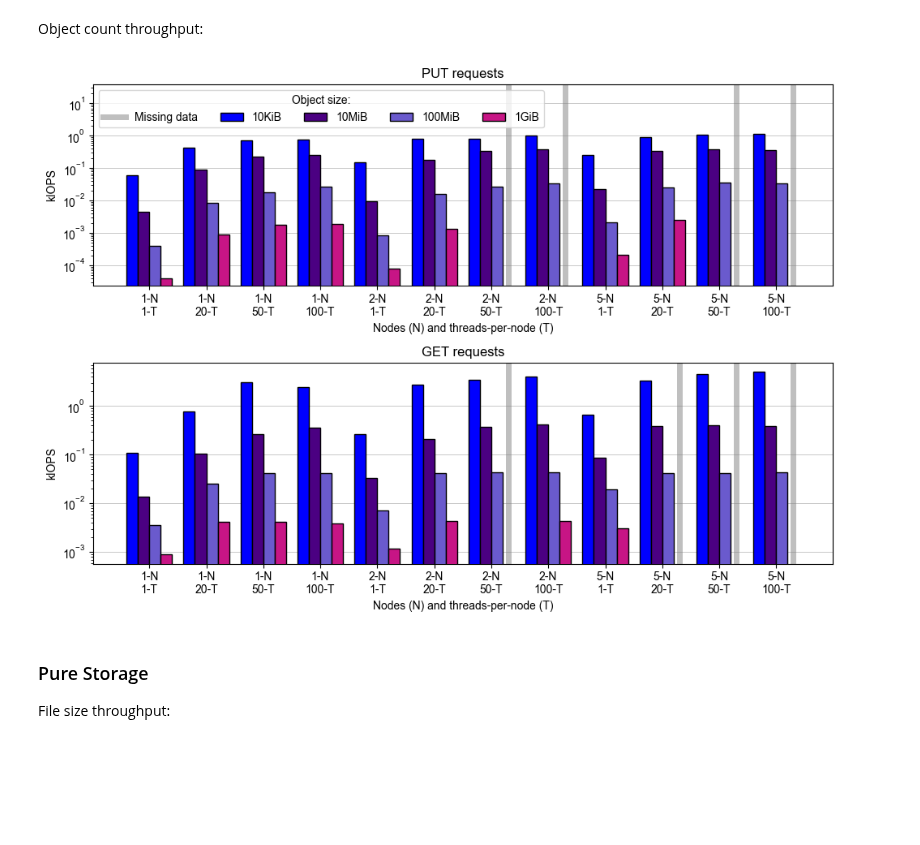
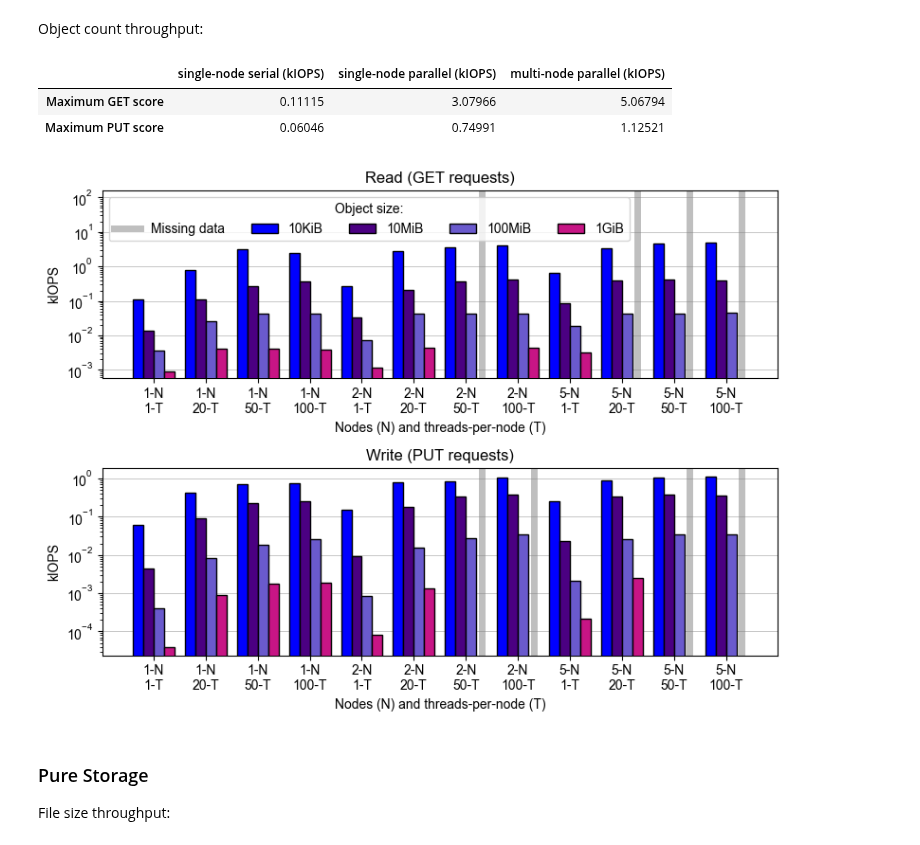
Before and after one commit to stackhpc/jasmin-fs-benchmark, a Jupyter notebook: s3-warp/Analysis.ipynb, the cells around one changed output. Saved outputs shown, nothing was run; the diff lists cells and outputs as text; code cells hidden in the pictures; blank space fills up the shorter version.

Commit message:
Update plots & add tables showing maximum scores

```diff
--- a/s3-warp/Analysis.ipynb
+++ b/s3-warp/Analysis.ipynb
@@ -154,6 +154,7 @@ def plot_single_vendor_summary(
     op,
     unit='MiB/s',
     ax=None,
+    return_summary=True,
     legend=True,
     bar_colours=None,
     highlight_missing=True,
@@ -199,8 +200,8 @@ def plot_single_vendor_summary(
     keys = [k for k, v in scores[groups[0]].items() if unit in v.keys()]
     data = {k:[scores[g][k][unit] for g in groups] for k in keys}
 
-    x = np.arange(len(groups))  # the label locations
-    width = 1 / (1+len(keys)) # the width of the bars
+    x = np.arange(len(groups))  # label locations
+    width = 1 / (1+len(keys)) # width of the bars
     multiplier = (1.5 - len(keys)/2)
 
     if ax is None:
@@ -208,11 +209,11 @@ def plot_single_vendor_summary(
     ax.grid(axis="y", lw=0.5, zorder=0)
 
     missing_label_set = False
-    for i, (k, scores) in enumerate(data.items()):
+    for i, (k, d) in enumerate(data.items()):
         offset = width * multiplier
         rects = ax.bar(
             x + offset,
-            scores,
+            d,
             width,
             ec="k",
             label=k,
@@ -222,12 +223,11 @@ def plot_single_vendor_summary(
         multiplier += 1
         # Add temporary marker for missing data
         if highlight_missing:
-            for i, s in enumerate(scores):
+            for i, s in enumerate(d):
                 if s == 0:
                     L = 'Missing data' if not missing_label_set else ''
                     ax.axvline([i+offset], lw=5, c='grey', alpha=0.5, label=L)
                     missing_label_set = True
-
 
     # Add some extra stuff
     if unit == 'MiB/s':
@@ -241,6 +241,26 @@ def plot_single_vendor_summary(
     if legend:
         ax.legend(title='Object size:', **legend_kwargs)
 
+    if return_summary:
+        max_serial = max([item[unit] for item in scores['1-N\n1-T'].values()])
+        max_1N = max(
+            max([item[unit] for item in scores[f'1-N\n{t}-T'].values()])
+            for t in [1, 20, 50, 100]
+        )
+        max_parallel = max(
+            max([
+                max([item[unit] for item in scores[f'{n}-N\n{t}-T'].values()])
+                for t in [1, 20, 50, 100]
+            ]) for n in [1, 2, 5]
+        )
+        df = pd.DataFrame({
+            f'single-node serial ({unit})': [max_serial],
+            f'single-node parallel ({unit})': [max_1N],
+            f'multi-node parallel ({unit})': [max_parallel],
+        }, index=[f'Maximum {op.upper()} score'])
+
+        return ax, df
+
     return ax
 # %% [markdown]
 ### Quobyte
@@ -286,29 +313,33 @@ Object count throughput:
 # %%
 # Code
 
 vendor = 'quobyte'
-fig, axs = plt.subplots(figsize=(10, 7), nrows=2)
+fig, axs = plt.subplots(figsize=(8, 6), nrows=2)
 # fig.suptitle(f'{vendor} benchmark results'.upper())
 bar_colours = {"10KiB":"blue", "10MiB":"indigo", "100MiB":"slateblue", "1GiB":"mediumvioletred"}
-axs[0].set_title('PUT requests')
-plot_single_vendor_summary(
-    vendor, 'put', unit='kIOPS', ax=axs[0], bar_colours=bar_colours,
+axs[0].set_title('Read (GET requests)')
+_, df_get = plot_single_vendor_summary(
+    vendor, 'get', unit='kIOPS', ax=axs[0], bar_colours=bar_colours,
     sanity_checks=False, ncols=5,
 )
 axs[0].set_xlabel('Nodes (N) and threads-per-node (T)')
 axs[0].set_yscale('log')
 ymin, ymax = axs[0].get_ylim()
 axs[0].set_ylim((ymin, 20*ymax))
 
-axs[1].set_title('GET requests')
-plot_single_vendor_summary(vendor, 'get', unit='kIOPS', ax=axs[1], bar_colours=bar_colours, legend=False)
+axs[1].set_title('Write (PUT requests)')
+_, df_put = plot_single_vendor_summary(vendor, 'put', unit='kIOPS', ax=axs[1], bar_colours=bar_colours, legend=False)
 axs[1].set_xlabel('Nodes (N) and threads-per-node (T)')
 axs[1].set_yscale('log')
 fig.tight_layout()
 
+display(pd.concat([df_get, df_put]))
 plt.savefig(f'figures/{vendor}-iops.png')
 # %% [output]
+|  | single-node serial (kIOPS) | single-node parallel (kIOPS) | multi-node parallel (kIOPS) |
+| Maximum GET score | 0.11115 | 3.07966 | 5.06794 |
+| Maximum PUT score | 0.06046 | 0.74991 | 1.12521 |
-[figure, old version]
+[figure, new version]
 # %% [markdown]
 ### Pure Storage
 
```
Also changed, not shown: parts of 14 cells of this notebook, 9 other files.
